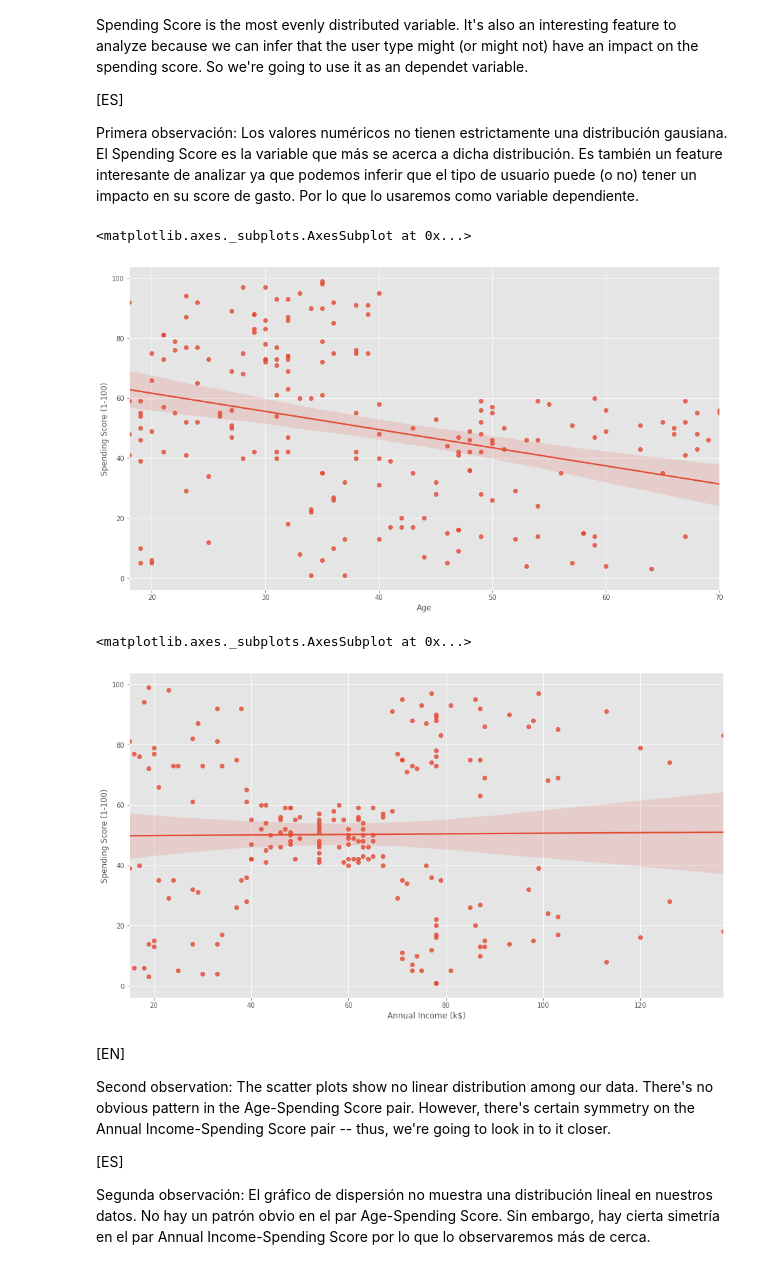
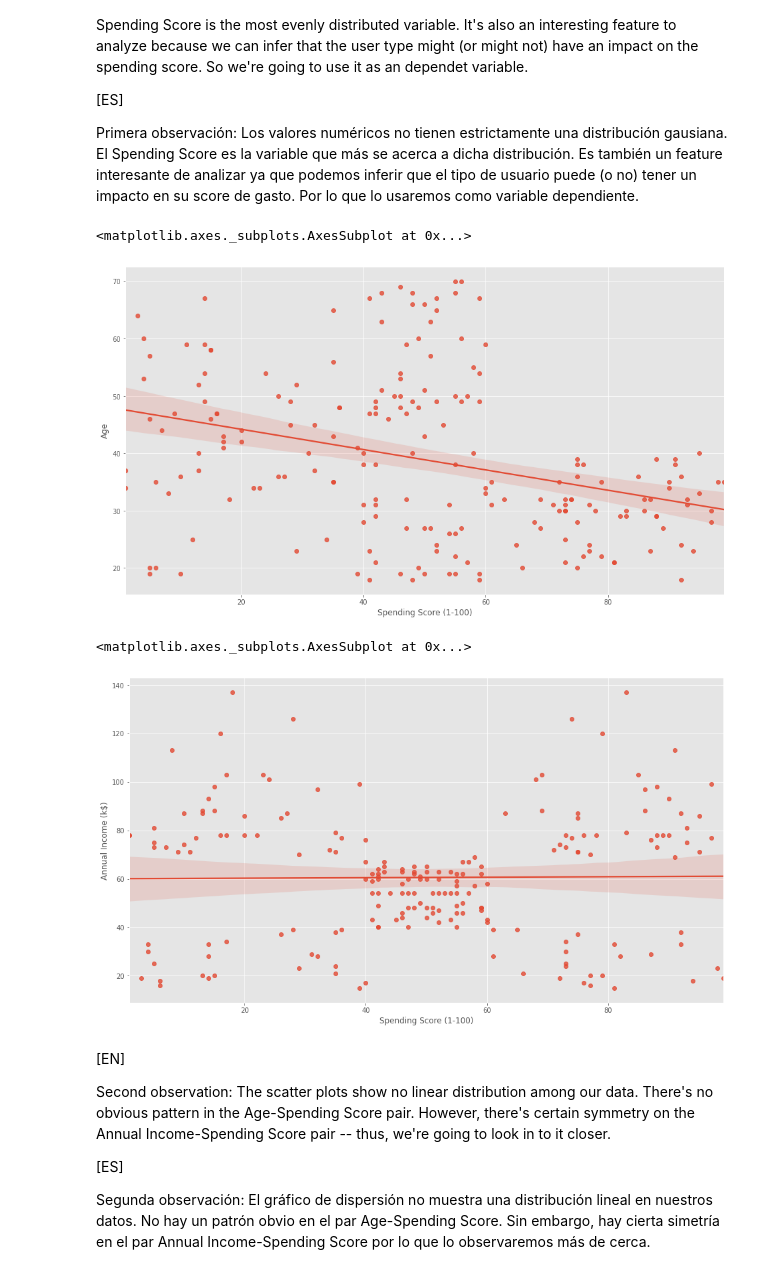
Before and after one commit to XavierCarrera/platzi-master-ml-exercises, a Jupyter notebook: Mall_Clients_Data_Analysis.ipynb, the cells around one changed output. Saved outputs shown, nothing was run; the diff lists cells and outputs as text; code cells hidden in the pictures.

```diff
--- a/Mall_Clients_Data_Analysis.ipynb
+++ b/Mall_Clients_Data_Analysis.ipynb
@@ -119,15 +119,15 @@ First observation: The numeric values doesn't strictly have a Gaussian distribut
 
 Primera observación: Los valores numéricos no tienen estrictamente una distribución gausiana. El Spending Score es la variable que más se acerca a dicha distribución. Es también un feature interesante de analizar ya que podemos inferir que el tipo de usuario puede (o no) tener un impacto en su score de gasto. Por lo que lo usaremos como variable dependiente.
 # %%
-sns.regplot(x=df["Age"], y=df["Spending Score (1-100)"])
+sns.regplot(x=df["Spending Score (1-100)"], y=df["Age"])
 # %% [output]
 <matplotlib.axes._subplots.AxesSubplot at 0x...>
-[figure, old version]
+[figure, new version]
 # %%
-sns.regplot(x=df["Annual Income (k$)"], y=df["Spending Score (1-100)"])
+sns.regplot(x=df["Spending Score (1-100)"], y=df["Annual Income (k$)"])
 # %% [output]
 <matplotlib.axes._subplots.AxesSubplot at 0x...>
-[figure, old version]
+[figure, new version]
 # %% [markdown]
 [EN]
 
```
Also changed, not shown: parts of 2 cells of this notebook.
